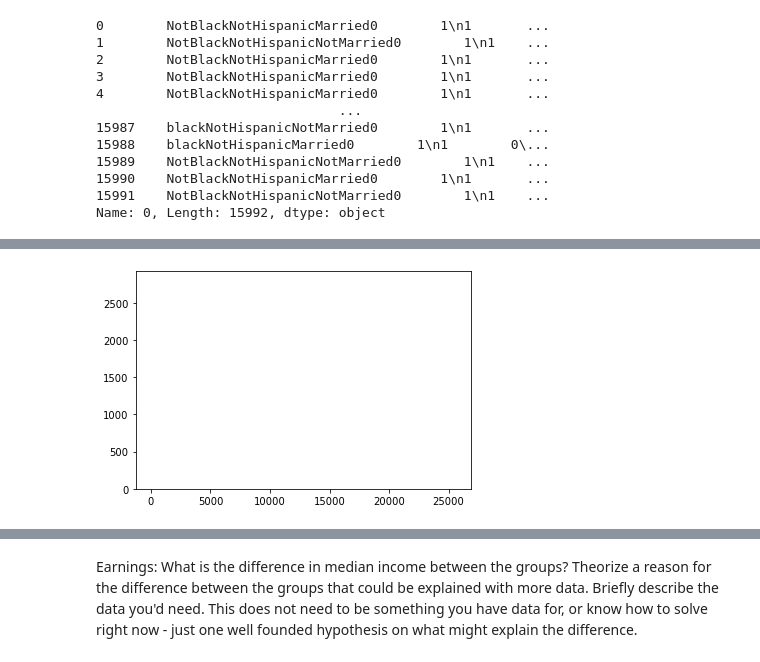
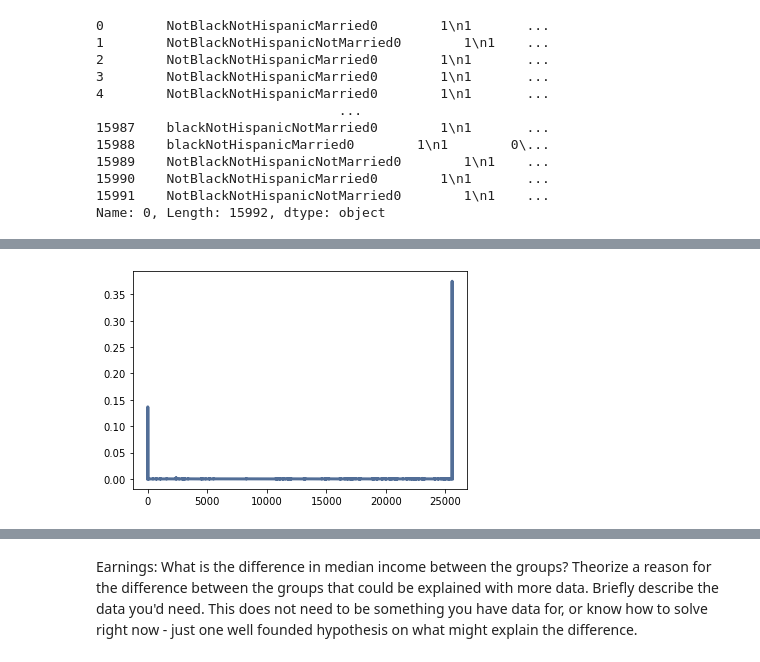
Before and after one commit to jamarabe/DATA3450, a Jupyter notebook: Assignment1.ipynb, the cells around one changed output, grey strips where cells are left out. Cells and saved outputs as stored; diff of their text form; code cells hidden in the pictures.

```diff
--- a/Assignment1.ipynb
+++ b/Assignment1.ipynb
@@ -303,13 +303,13 @@ Group_11_Hist = thinkstats2.Hist(Group_11["Earnings_1978"])
 # %%
-Group_0_pmf = thinkstats2.pmf(Group_0["Earnings_1978"])
-Group_1_pmf = thinkstats2.pmf(Group_1["Earnings_1978"])
-Group_2_pmf = thinkstats2.pmf(Group_2["Earnings_1978"])
-Group_3_pmf = thinkstats2.pmf(Group_3["Earnings_1978"])
-Group_4_pmf = thinkstats2.pmf(Group_4["Earnings_1978"])
-Group_5_pmf = thinkstats2.pmf(Group_5["Earnings_1978"])
-Group_6_pmf = thinkstats2.pmf(Group_6["Earnings_1978"])
-Group_7_pmf = thinkstats2.pmf(Group_7["Earnings_1978"])
-Group_8_pmf = thinkstats2.pmf(Group_8["Earnings_1978"])
-Group_9_pmf = thinkstats2.pmf(Group_9["Earnings_1978"])
-Group_10_pmf = thinkstats2.pmf(Group_10["Earnings_1978"])
-Group_11_pmf = thinkstats2.pmf(Group_11["Earnings_1978"])
+Group_0_pmf = thinkstats2.Pmf(Group_0["Earnings_1978"])
+Group_1_pmf = thinkstats2.Pmf(Group_1["Earnings_1978"])
+Group_2_pmf = thinkstats2.Pmf(Group_2["Earnings_1978"])
+Group_3_pmf = thinkstats2.Pmf(Group_3["Earnings_1978"])
+Group_4_pmf = thinkstats2.Pmf(Group_4["Earnings_1978"])
+Group_5_pmf = thinkstats2.Pmf(Group_5["Earnings_1978"])
+Group_6_pmf = thinkstats2.Pmf(Group_6["Earnings_1978"])
+Group_7_pmf = thinkstats2.Pmf(Group_7["Earnings_1978"])
+Group_8_pmf = thinkstats2.Pmf(Group_8["Earnings_1978"])
+Group_9_pmf = thinkstats2.Pmf(Group_9["Earnings_1978"])
+Group_10_pmf = thinkstats2.Pmf(Group_10["Earnings_1978"])
+Group_11_pmf = thinkstats2.Pmf(Group_11["Earnings_1978"])
@@ -316,6 +393,6 @@ Group_11_pmf = thinkstats2.pmf(Group_11["Earnings_1978"])
 # %%
-# Plot Histograms
-thinkplot.Hist(Group_0_Hist)
+# Plot pmfs
+thinkplot.pmf(Group_0_pmf)
 thinkplot.config()
 # %% [output]
-[figure, old version]
+[figure, new version]
```
Also changed, not shown: parts of 31 cells of this notebook.
